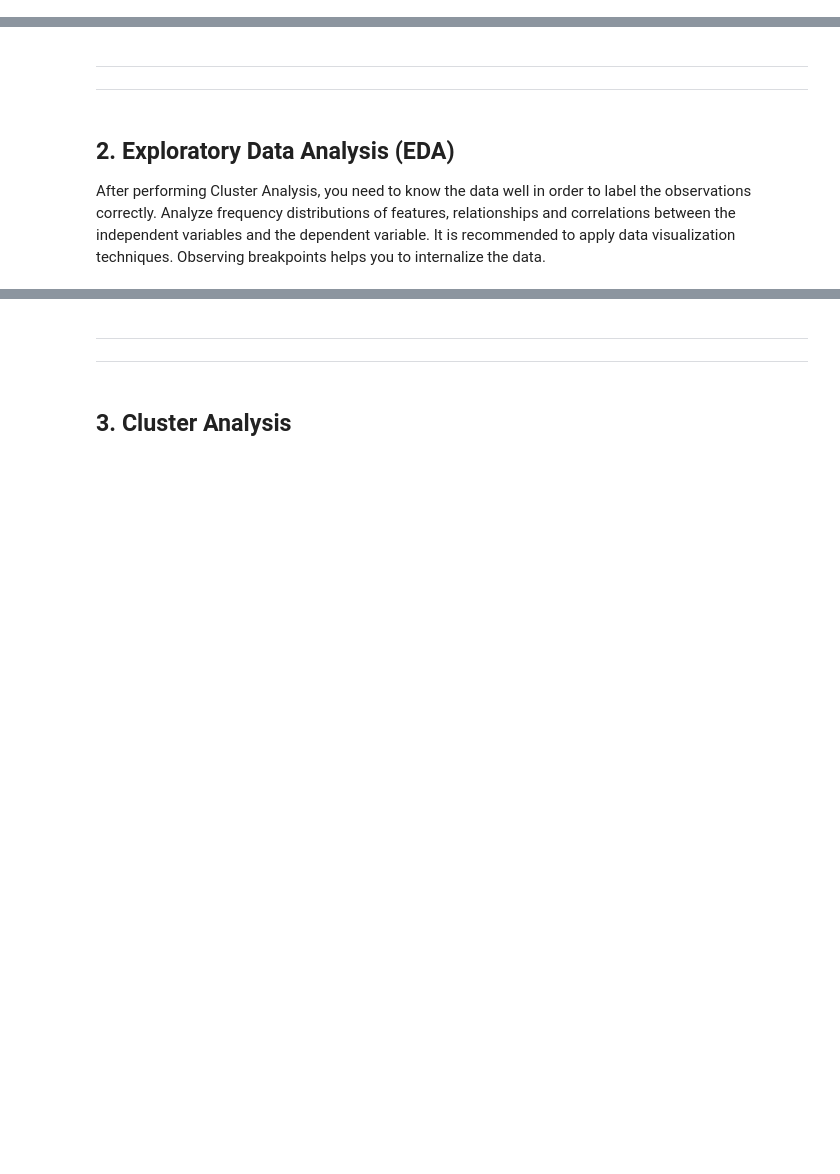
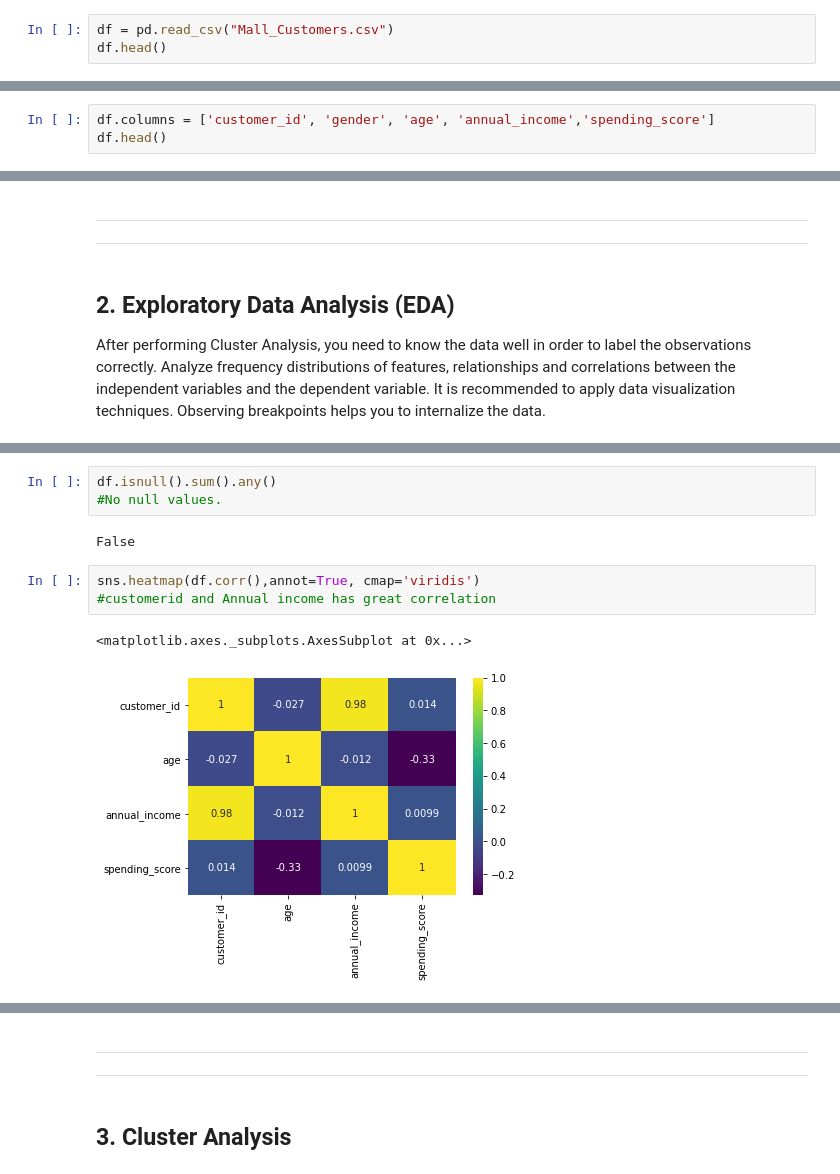
Before and after one commit to Sam-Power/026_ML_customer_segmentation, a Jupyter notebook: customer_segmentation.ipynb, the cells around one changed output, grey strips where cells are left out. Cells and saved outputs as stored; diff of their text form; blank space fills up the shorter version.

```diff
--- a/customer_segmentation.ipynb
+++ b/customer_segmentation.ipynb
@@ -81,2 +96,5 @@ There is a big mall in a specific city that keeps information of its customers w
 # %% [markdown]
 #### Load Dataset
+# %%
+df = pd.read_csv("Mall_Customers.csv")
+df.head()
@@ -84,3 +105,6 @@ There is a big mall in a specific city that keeps information of its customers w
 #### Explore Data
 
 You can rename columns to more usable, if you need.
+# %%
+df.columns = ['customer_id', 'gender', 'age', 'annual_income','spending_score']
+df.head()
@@ -93,0 +149,11 @@ After performing Cluster Analysis, you need to know the data well in order to la
+# %%
+df.isnull().sum().any()
+#No null values.
+# %% [output]
+False
+# %%
+sns.heatmap(df.corr(),annot=True, cmap='viridis')
+#customerid and Annual income has great correlation
+# %% [output]
+<matplotlib.axes._subplots.AxesSubplot at 0x...>
+[figure, added]
```
Also changed, not shown: parts of 8 cells of this notebook.
